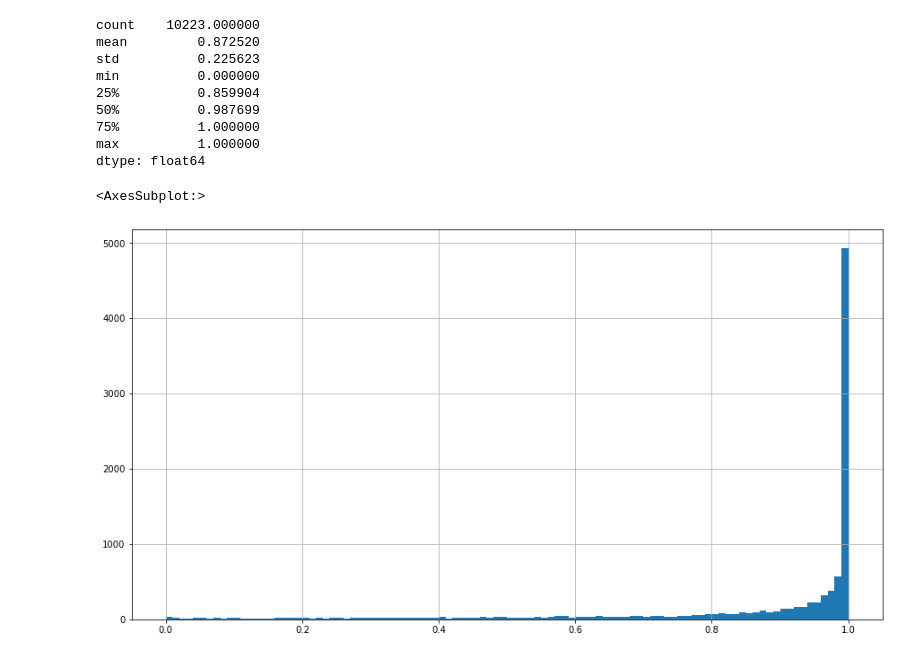
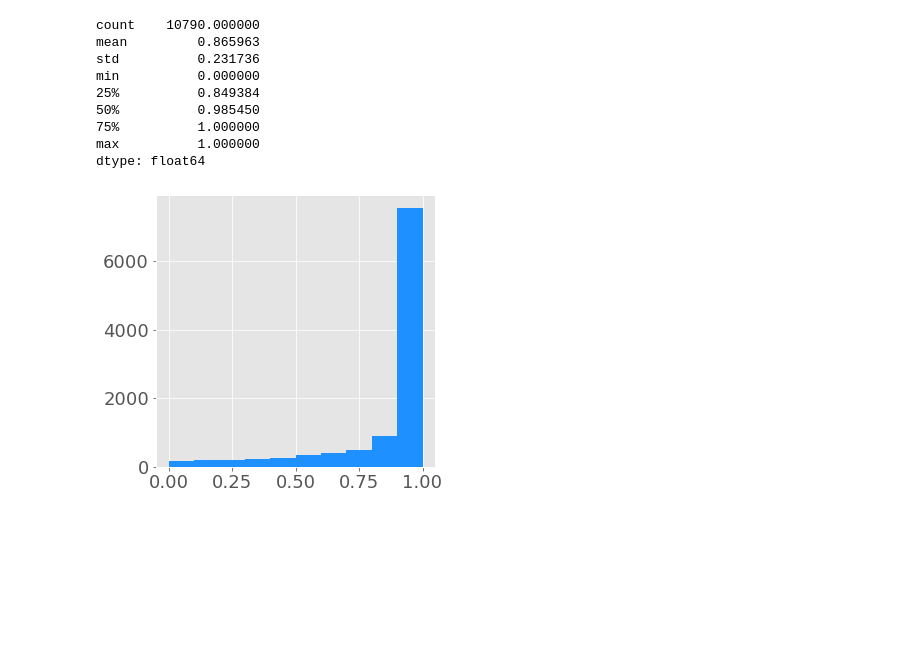
Before and after one commit to midusi/LSA-T, a Jupyter notebook: visualization/signers_analysis.ipynb, the cells around one changed output. Drawn from its saved outputs; the diff is of its cells as text; code cells hidden in the pictures; blank space fills up the shorter version.

```diff
--- a/visualization/signers_analysis.ipynb
+++ b/visualization/signers_analysis.ipynb
@@ -2,11 +27,23 @@
 import json
 from pathlib import Path
 
+import pandas as pd
+import matplotlib.pyplot as plt
+
+plt.style.use("ggplot")
+plt.rcParams.update({'font.size': 18})
+color="dodgerblue"
+figs_path = Path("../data/graphs/signers")
+figs_path.mkdir(exist_ok=True)
+
+def save_fig(fig, name: str, path: Path):
+    fig.get_figure().savefig(path.resolve() / name, bbox_inches = 'tight')
 
 path = Path("../data/cuts/")
 cuts = path.glob('**/*[_signer].json')
 
-scores = []
+scores: list[list[float]] = []
+
 for idx, cut in enumerate(cuts):
     with cut.open() as datafile:
         line = ""
@@ -14,5 +51,5 @@ for idx, cut in enumerate(cuts):
             line += datafile.readline()
         line = line[:-2] + '}'
         signer_data = json.loads(line)
-    scores.append(signer_data["scores"])
+    scores.append(signer_data['scores'])
 # %%
@@ -36,31 +71,25 @@ dtype: float64
 # %%
-import pandas as pd
-from IPython.display import display
-
-
 def get_score(scores: list[float]):
     m1 = max(scores)
     scores = scores.copy()
     scores.remove(m1)
     return 0 if m1 == 0 else (m1 - max(scores)) / m1
 
 scores_s = pd.Series(map(get_score, filter(lambda s: len(s) >= 2, scores)))
 display(scores_s.describe())
-scores_fig = scores_s.hist(bins=100,figsize=(15,8))
-display(scores_fig)
-scores_fig.get_figure().savefig(Path("../data/graphs/signers/scores.png").resolve())
+scores_fig = scores_s.hist(figsize=(5,5), color=color)
+save_fig(scores_fig, "scores_hist.png", figs_path)
 # %% [output]
-count    10223.000000
-mean         0.872520
-std          0.225623
+count    10790.000000
+mean         0.865963
+std          0.231736
 min          0.000000
-25%          0.859904
-50%          0.987699
+25%          0.849384
+50%          0.985450
 75%          1.000000
 max          1.000000
 dtype: float64
-<AxesSubplot:>
-[figure, old version]
+[figure, new version]
 # %%
 scores_2_s = pd.Series(map(get_score, filter(lambda s: len(s) == 2, scores)))
 display(scores_2_s.describe())
```
Also changed, not shown: parts of 7 cells of this notebook, 3 other files.
